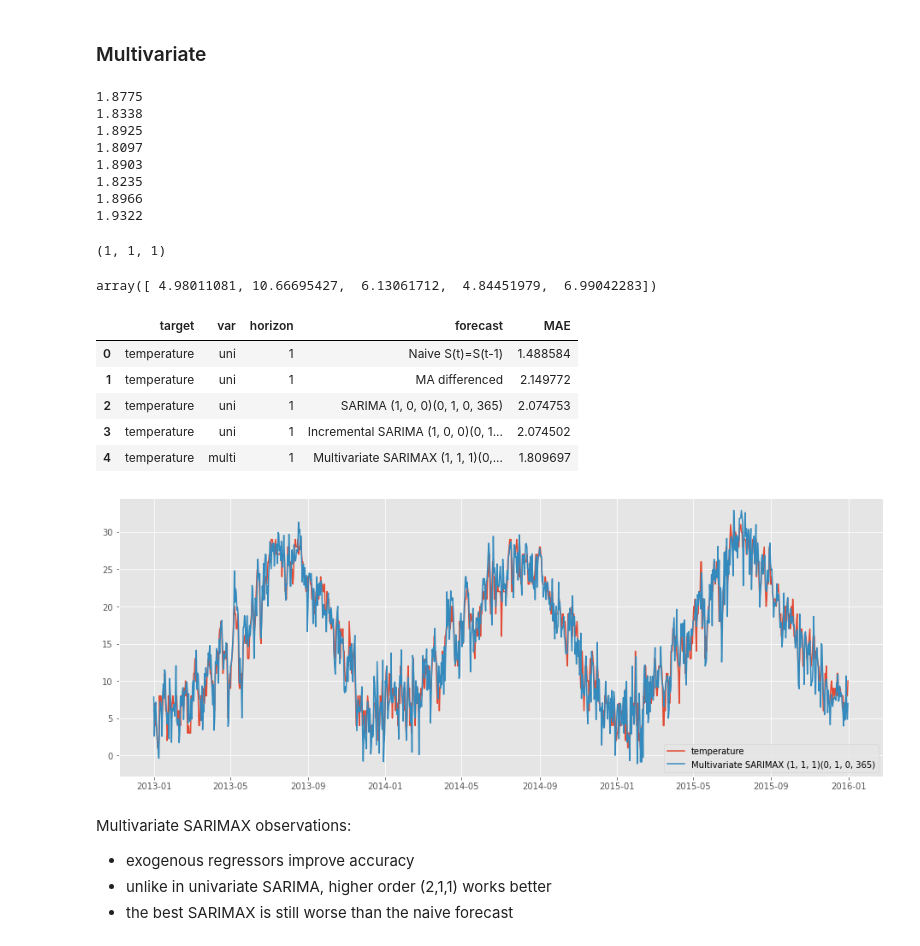
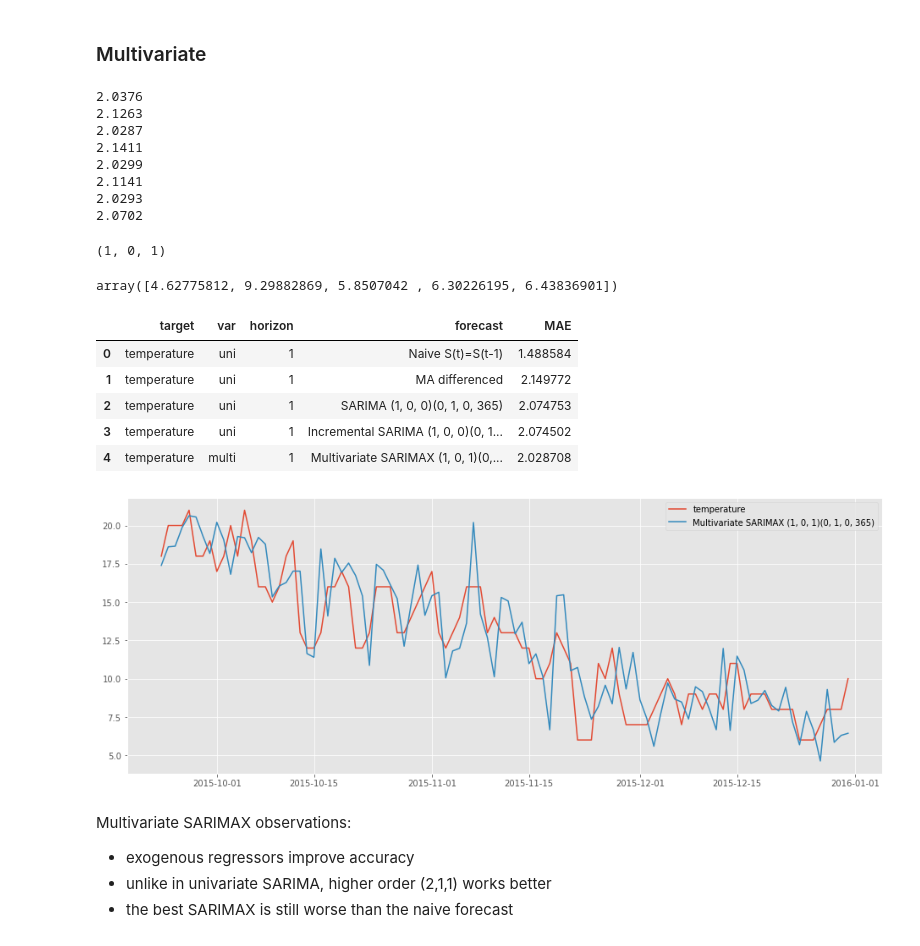
Before and after one commit to lecritch/madrid-weather, a Jupyter notebook: madrid_temperature.ipynb, the cells around one changed output. Saved outputs shown, nothing was run; the diff lists cells and outputs as text; code cells hidden in the pictures.

```diff
--- a/madrid_temperature.ipynb
+++ b/madrid_temperature.ipynb
@@ -404,3 +391,15 @@ y_hats = []  # accumulate the forecasts
+# %%
+# Multivariate data
+exog_cols = list(df.columns)
+exog_cols.remove('date')
+TARGET_INDEX = exog_cols.index(TARGET)
+
+exog_data = df[exog_cols].values.copy()
+
+normalize = False
+if normalize:
+    scaler = StandardScaler()
+    exog_data = scaler.fit_transform(exog_data)
 # %%
 reports = pd.DataFrame(columns=['target', 'var', 'horizon', 'forecast', 'MAE'])
 reports
@@ -413,8 +412,10 @@ In a leakage-proof model, the last observation cannot influence the last predict
 - distort the last actual observation, e.g increase the target y[-1] by x1000000
 - for each model, check that y_hat[-1] is not affected and is within reasonable range
 # %%
-y[-1] *= 1_000_000
+y[-1]         *= 1_000_000
+exog_data[-1] *= 1_000_000
 
+print(exog_data[-1])
 print(y[-1])
 print(y_true[-1])
 # %% [output]
@@ -698,23 +706,13 @@ reports
 Conclusion: Incremental retraining every day during the TEST_PERIOD does NOT add accuracy. Apparently, the model trained on 2004-2014 already extracted any linear patterns present in the data.
 # %% [markdown]
 ### Multivariate
-# %%
-exog = list(df.columns)
-exog.remove('date')
-exog.remove(TARGET)
-exog_data = df[exog].values
-
-normalize = False
-if normalize:
-    scaler = StandardScaler()
-    exog_data = scaler.fit_transform(exog_data)
 # %%
 def sarima_x(diff_series, order, series=y):
 
-    model = ARIMA(diff_series[:TEST_PERIOD], order=order, exog=exog_data[PERIOD:TEST_PERIOD])
+    model = ARIMA(diff_series[:TEST_PERIOD], order=order, exog=exog_data[PERIOD-1:TEST_PERIOD-1])
     results = model.fit()
 
-    extended_results = results.extend(endog=diff_series[TEST_PERIOD:], exog=exog_data[TEST_PERIOD:])
+    extended_results = results.extend(endog=diff_series[TEST_PERIOD:], exog=exog_data[TEST_PERIOD-1:-1])
     D_forecast = extended_results.forecasts[0]
 
     y_hat = D_forecast + y[TEST_PERIOD-PERIOD:-PERIOD]
@@ -728,25 +726,25 @@ for order in orders:
     mae_scores.append(mae)
     print(f'{mae:.4f}')
 # %% [output]
-1.8775
-1.8338
-1.8925
-1.8097
-1.8903
-1.8235
-1.8966
-1.9322
+2.0376
+2.1263
+2.0287
+2.1411
+2.0299
+2.1141
+2.0293
+2.0702
 # %%
 best_order_x = orders[mae_scores.index(min(mae_scores))]
 best_order_x
 # %% [output]
-(1, 1, 1)
+(1, 0, 1)
 # %%
 y_hat = sarima_x(D_y, order=best_order_x)
 y_hats.append(y_hat)
 y_hat[-5:] # leakage control
 # %% [output]
-array([ 4.98011081, 10.66695427,  6.13061712,  4.84451979,  6.99042283])
+array([4.62775812, 9.29882869, 5.8507042 , 6.30226195, 6.43836901])
 # %%
 reports.loc[len(reports)] = [TARGET, 'multi', HORIZON, f'Multivariate SARIMAX {best_order_x}(0, 1, 0, 365)',
                              MAE(y_true, y_hat)]
@@ -757,11 +755,11 @@ reports
 | 1 | temperature | uni | 1 | MA differenced | 2.149772 |
 | 2 | temperature | uni | 1 | SARIMA (1, 0, 0)(0, 1, 0, 365) | 2.074753 |
 | 3 | temperature | uni | 1 | Incremental SARIMA (1, 0, 0)(0, 1... | 2.074502 |
-| 4 | temperature | multi | 1 | Multivariate SARIMAX (1, 1, 1)(0,... | 1.809697 |
+| 4 | temperature | multi | 1 | Multivariate SARIMAX (1, 0, 1)(0,... | 2.028708 |
 # %%
-plot_series({f'{TARGET}': y_true, f'Multivariate SARIMAX {best_order_x}(0, 1, 0, 365)': y_hat}, TEST_PERIOD)
+plot_series({f'{TARGET}': y_true, f'Multivariate SARIMAX {best_order_x}(0, 1, 0, 365)': y_hat}, -VIEW_PERIOD)
 # %% [output]
-[figure, old version]
+[figure, new version]
 # %% [markdown]
 Multivariate SARIMAX observations:
 - exogenous regressors improve accuracy
```
Also changed, not shown: parts of 50 cells of this notebook.
